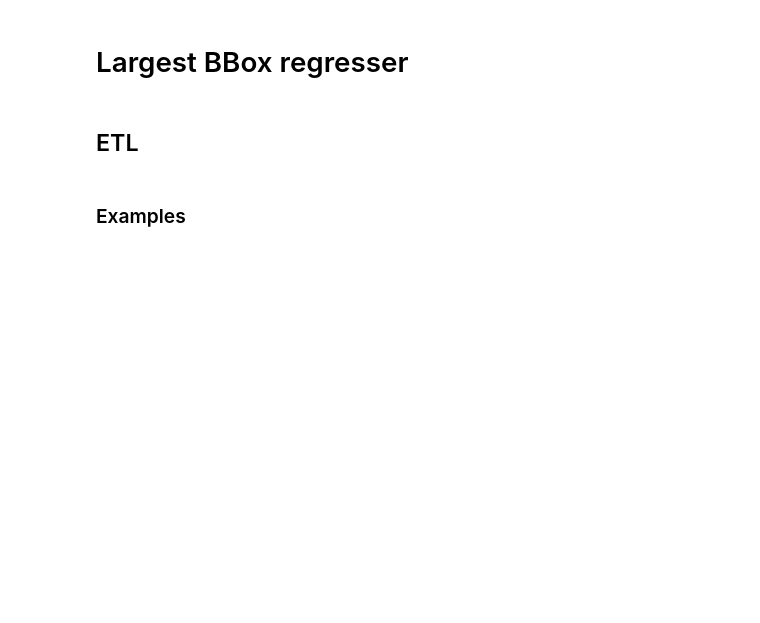
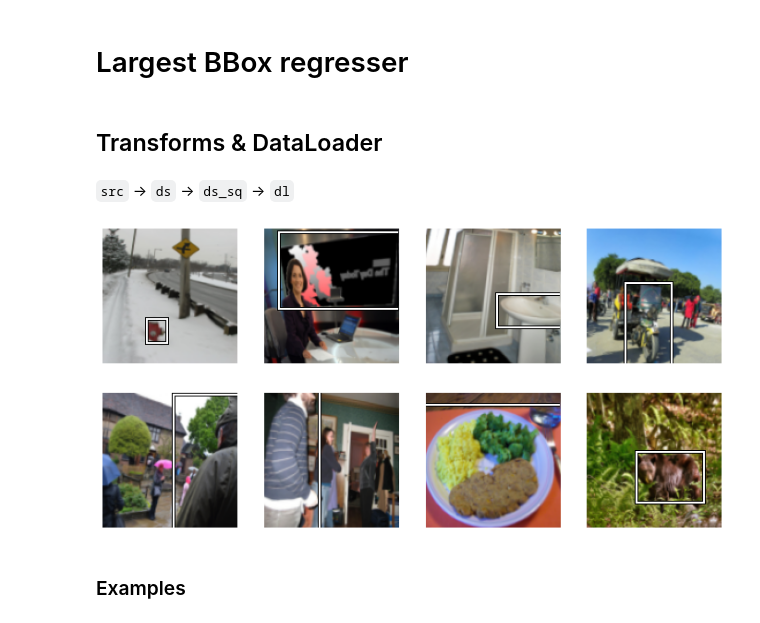
Before and after one commit to mccallion/rory, a Jupyter notebook: _20200820_bboxes_pt2_single_img_cls.ipynb, the cells around one changed output. Saved outputs shown, nothing was run; the diff lists cells and outputs as text; code cells hidden in the pictures; blank space fills up the shorter version.

```diff
--- a/_20200820_bboxes_pt2_single_img_cls.ipynb
+++ b/_20200820_bboxes_pt2_single_img_cls.ipynb
@@ -65,8 +64,37 @@ learn.fine_tune(2, lr)
 # learn.unfreeze()
 # %% [markdown]
 # Largest BBox regresser
-# %% [markdown]
-## ETL
+# %% [markdown]
+## Transforms & DataLoader
+# %% [markdown]
+`src` → `ds` → `ds_sq` → `dl`
+# %%
+# src
+def get_path(f): return path/f
+def get_bb(f): return dfd['lrg_bb'][f]
+src = df['img'].tolist()
+
+# ds
+ds = Datasets(src,
+              [[get_path, PILImage.create],
+               [get_bb, TensorBBox.create]],
+              n_inp=1)
+
+# ds_sq
+def squish_imbb(imbb):
+    im,bb = imbb
+    s = 128
+    w,h = im.size
+    return Resize(s, ResizeMethod.Squish)(im), bb * tensor(s/w,s/h,s/w,s/h)
+ds_sq = list(map(squish_imbb, ds))
+
+# dl
+dl = TfmdDL(ds_sq, bs=8,
+            after_item=[PointScaler(), ToTensor()],
+            after_batch=[IntToFloatTensor(), *aug_transforms()])
+dl.show_batch(max_n=8)
+# %% [output]
+[figure, added]
 # %% [markdown]
 ### Examples
 # %% [markdown]
```
Also changed, not shown: parts of 11 cells of this notebook.
